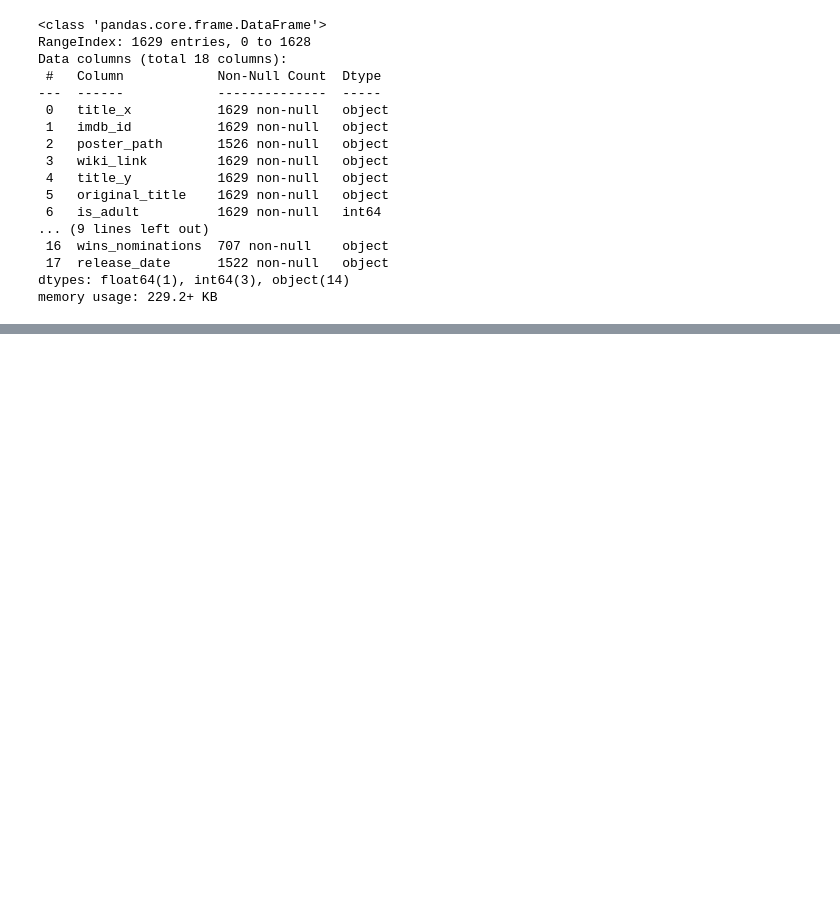
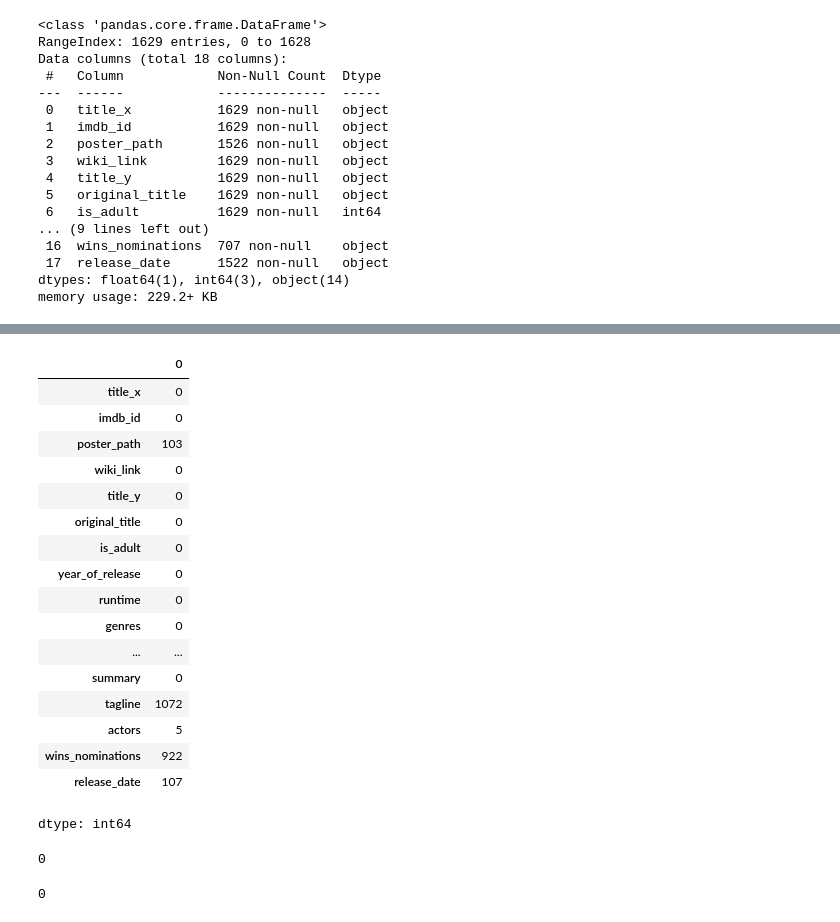
Before and after one commit to GitTanish/lvlPython, a Jupyter notebook: Pandas_2.ipynb, the cells around one changed output, grey strips where cells are left out. Drawn from its saved outputs; the diff is of its cells as text; code cells hidden in the pictures; blank space fills up the shorter version.

```diff
--- a/Pandas_2.ipynb
+++ b/Pandas_2.ipynb
@@ -186,0 +232,31 @@ memory usage: 229.2+ KB
+# %%
+# isnull
+movies.isnull().sum()
+# %% [output]
+|  | 0 |
+| title_x | 0 |
+| imdb_id | 0 |
+| poster_path | 103 |
+| wiki_link | 0 |
+| title_y | 0 |
+| original_title | 0 |
+| is_adult | 0 |
+| year_of_release | 0 |
+| runtime | 0 |
+| genres | 0 |
+| ... | ... |
+| summary | 0 |
+| tagline | 1072 |
+| actors | 5 |
+| wins_nominations | 922 |
+| release_date | 107 |
+dtype: int64
+# %%
+# duplicated
+movies.duplicated().sum()
+# %% [output]
+0
+# %%
+students.duplicated().sum()
+# %% [output]
+0
```
Also changed, not shown: parts of 7 cells of this notebook.
